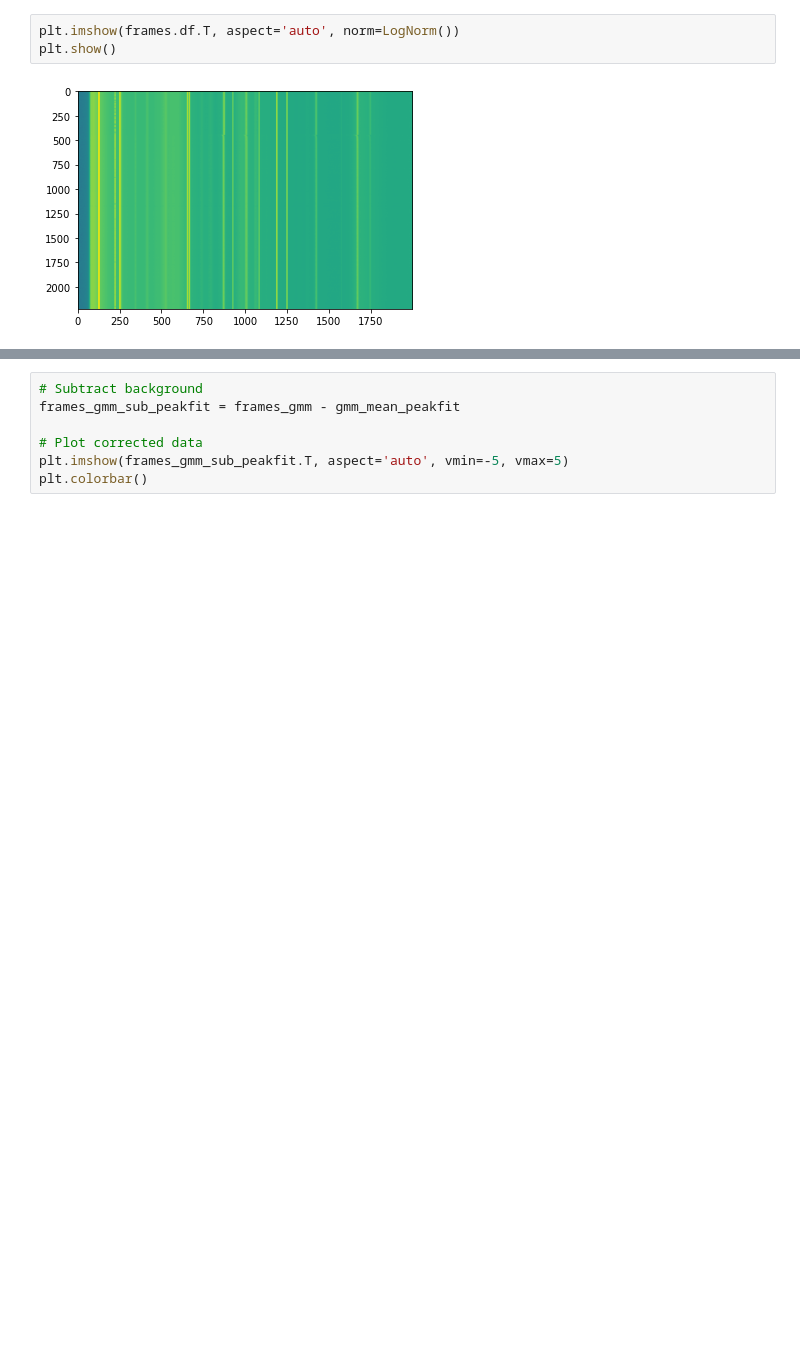
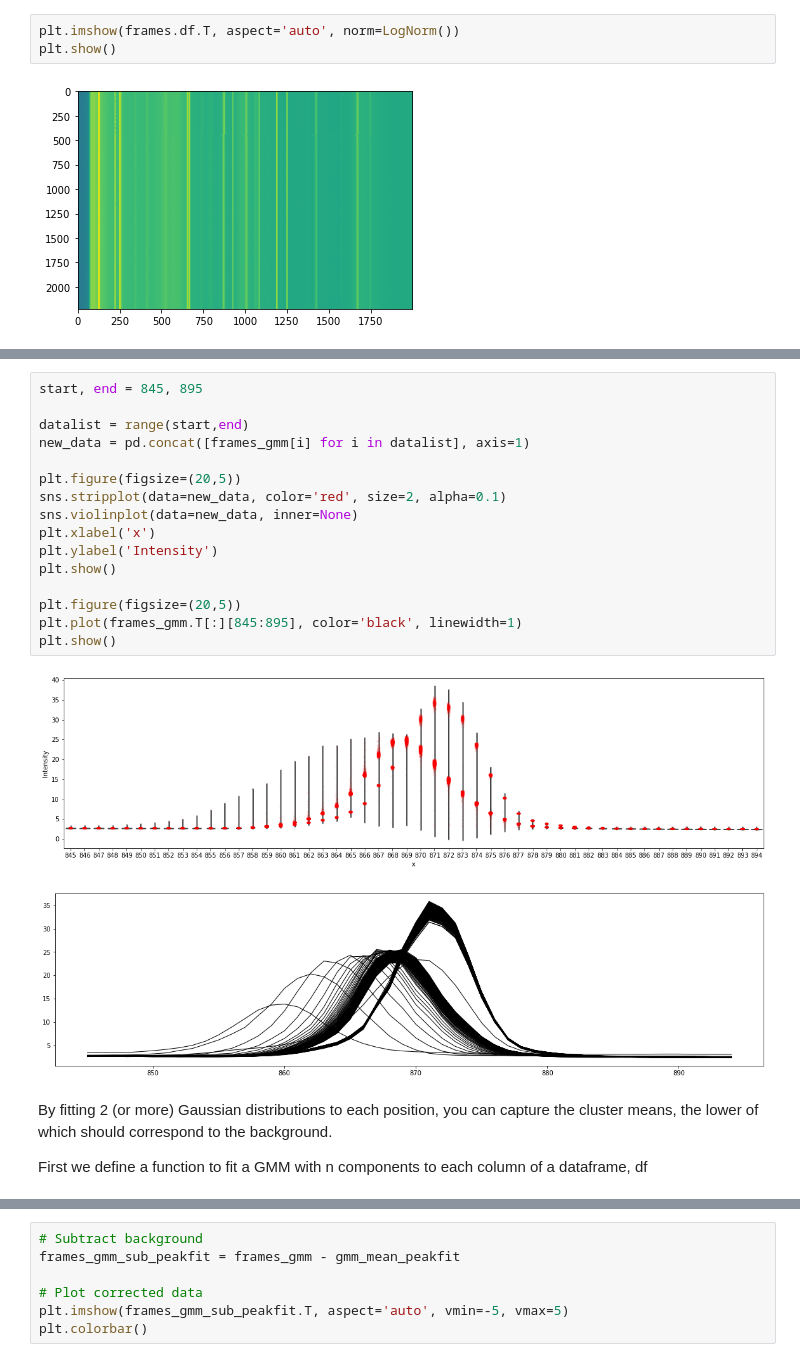
Before and after one commit to yue-here/xrd-ml-bkg, a Jupyter notebook: GMM background subtraction demonstration.ipynb, the cells around one changed output, grey strips where cells are left out. Saved outputs shown, nothing was run; the diff lists cells and outputs as text; blank space fills up the shorter version.

```diff
--- a/GMM background subtraction demonstration.ipynb
+++ b/GMM background subtraction demonstration.ipynb
@@ -271,0 +71,23 @@ Comparison - subtact peak-corrected GMM component from raw data
+# %%
+start, end = 845, 895
+
+datalist = range(start,end)
+new_data = pd.concat([frames_gmm[i] for i in datalist], axis=1)
+
+plt.figure(figsize=(20,5))
+sns.stripplot(data=new_data, color='red', size=2, alpha=0.1)
+sns.violinplot(data=new_data, inner=None)
+plt.xlabel('x')
+plt.ylabel('Intensity')
+plt.show()
+
+plt.figure(figsize=(20,5))
+plt.plot(frames_gmm.T[:][845:895], color='black', linewidth=1)
+plt.show()
+# %% [output]
+[figure, added]
+[figure, added]
+# %% [markdown]
+By fitting 2 (or more) Gaussian distributions to each position, you can capture the cluster means, the lower of which should correspond to the background.
+
+First we define a function to fit a GMM with n components to each column of a dataframe, df
```
Also changed, not shown: parts of 50 cells of this notebook, 2 other files.
